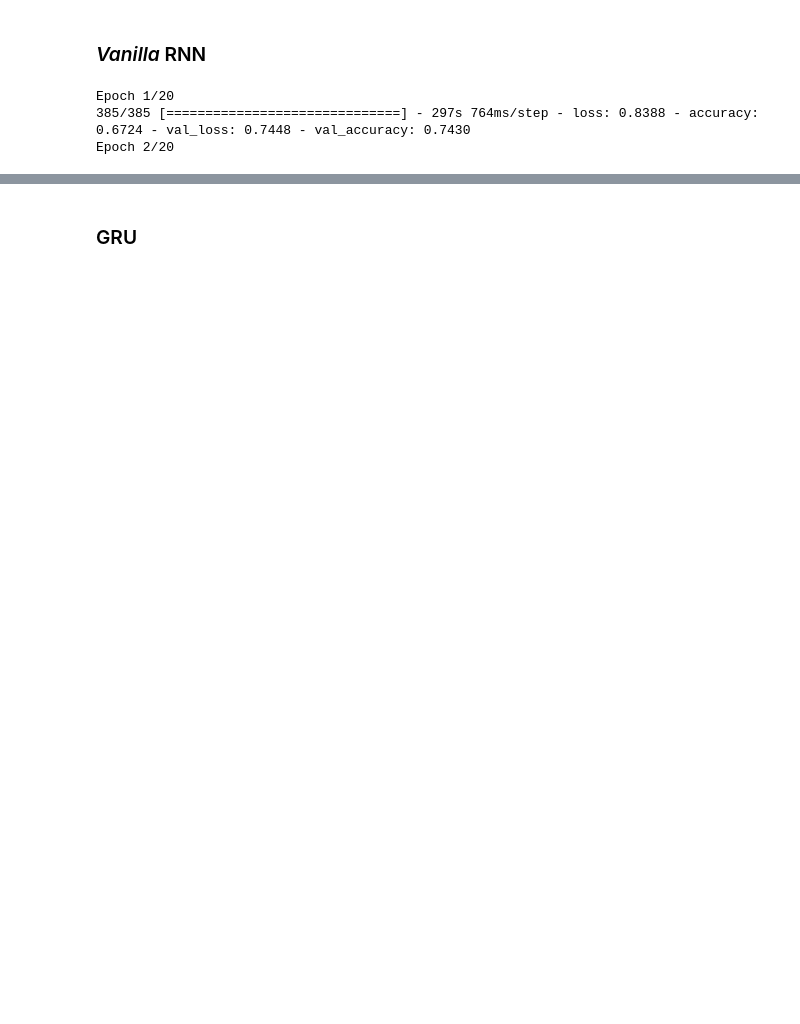
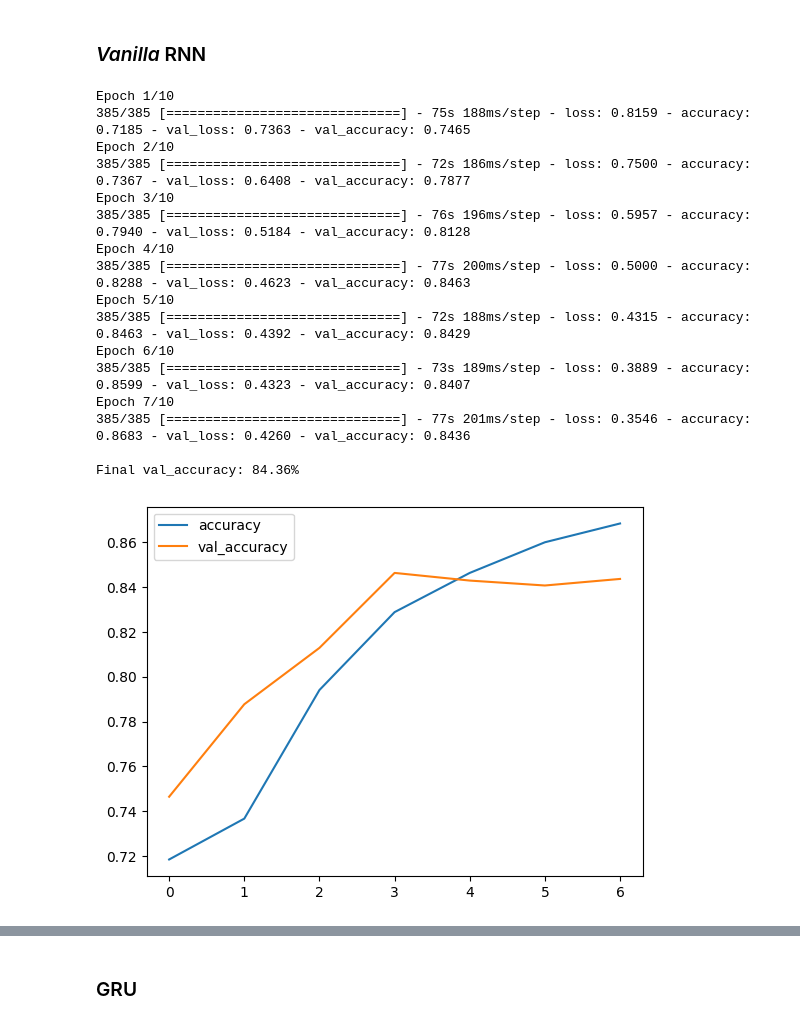
Before and after one commit to dsabljic/UUI-NLP-u-ugostiteljstvu, a Jupyter notebook: SentimentAnalysis.ipynb, the cells around one changed output, grey strips where cells are left out. Cells and saved outputs as stored; diff of their text form; code cells hidden in the pictures; blank space fills up the shorter version.

```diff
--- a/SentimentAnalysis.ipynb
+++ b/SentimentAnalysis.ipynb
@@ -276,21 +281,35 @@ def plot_metrics(history):
 # %% [markdown]
 ### *Vanilla* RNN
 # %%
-vanilla_rnn_model2 = tf.keras.models.Sequential([
+rnn_model39 = tf.keras.models.Sequential([
     encoder,
     tf.keras.layers.Embedding(len(encoder.get_vocabulary()), 50, mask_zero = True),
     tf.keras.layers.SimpleRNN(32),
     tf.keras.layers.Dropout(0.3),
     tf.keras.layers.Dense(32, activation='relu'),
     tf.keras.layers.Dense(3, activation='softmax')])
 
-vanilla_rnn_model2.compile(optimizer=Adam(learning_rate=1e-4), loss='sparse_categorical_crossentropy', metrics=['accuracy'])
+rnn_model39.compile(optimizer=Adam(learning_rate=1e-4), loss='sparse_categorical_crossentropy', metrics=['accuracy'])
 
-history = vanilla_rnn_model2.fit(train_ds, epochs=20, validation_data=val_ds, callbacks=[tf.keras.callbacks.EarlyStopping(patience=3, monitor="val_accuracy")])
+history = rnn_model39.fit(train_ds, epochs=10, validation_data=val_ds, callbacks=[tf.keras.callbacks.EarlyStopping(patience=3, monitor="val_accuracy")])
 print(f"\nFinal val_accuracy: {history.history['val_accuracy'][-1]:.2%}\n")
 
 plot_metrics(history)
 # %% [output]
-Epoch 1/20
-385/385 [==============================] - 297s 764ms/step - loss: 0.8388 - accuracy: 0.6724 - val_loss: 0.7448 - val_accuracy: 0.7430
-Epoch 2/20
+Epoch 1/10
+385/385 [==============================] - 75s 188ms/step - loss: 0.8159 - accuracy: 0.7185 - val_loss: 0.7363 - val_accuracy: 0.7465
+Epoch 2/10
+385/385 [==============================] - 72s 186ms/step - loss: 0.7500 - accuracy: 0.7367 - val_loss: 0.6408 - val_accuracy: 0.7877
+Epoch 3/10
+385/385 [==============================] - 76s 196ms/step - loss: 0.5957 - accuracy: 0.7940 - val_loss: 0.5184 - val_accuracy: 0.8128
+Epoch 4/10
+385/385 [==============================] - 77s 200ms/step - loss: 0.5000 - accuracy: 0.8288 - val_loss: 0.4623 - val_accuracy: 0.8463
+Epoch 5/10
+385/385 [==============================] - 72s 188ms/step - loss: 0.4315 - accuracy: 0.8463 - val_loss: 0.4392 - val_accuracy: 0.8429
+Epoch 6/10
+385/385 [==============================] - 73s 189ms/step - loss: 0.3889 - accuracy: 0.8599 - val_loss: 0.4323 - val_accuracy: 0.8407
+Epoch 7/10
+385/385 [==============================] - 77s 201ms/step - loss: 0.3546 - accuracy: 0.8683 - val_loss: 0.4260 - val_accuracy: 0.8436
+
+Final val_accuracy: 84.36%
+[figure, added]
```
Also changed, not shown: parts of 12 cells of this notebook.
